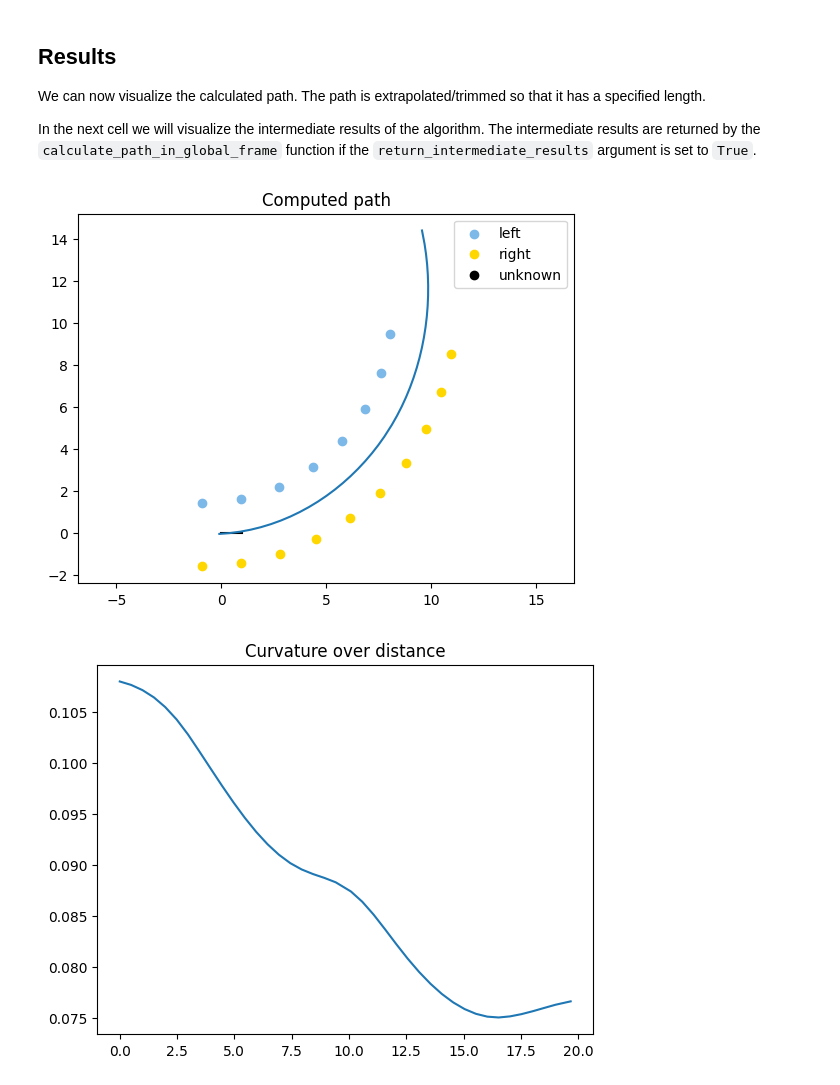
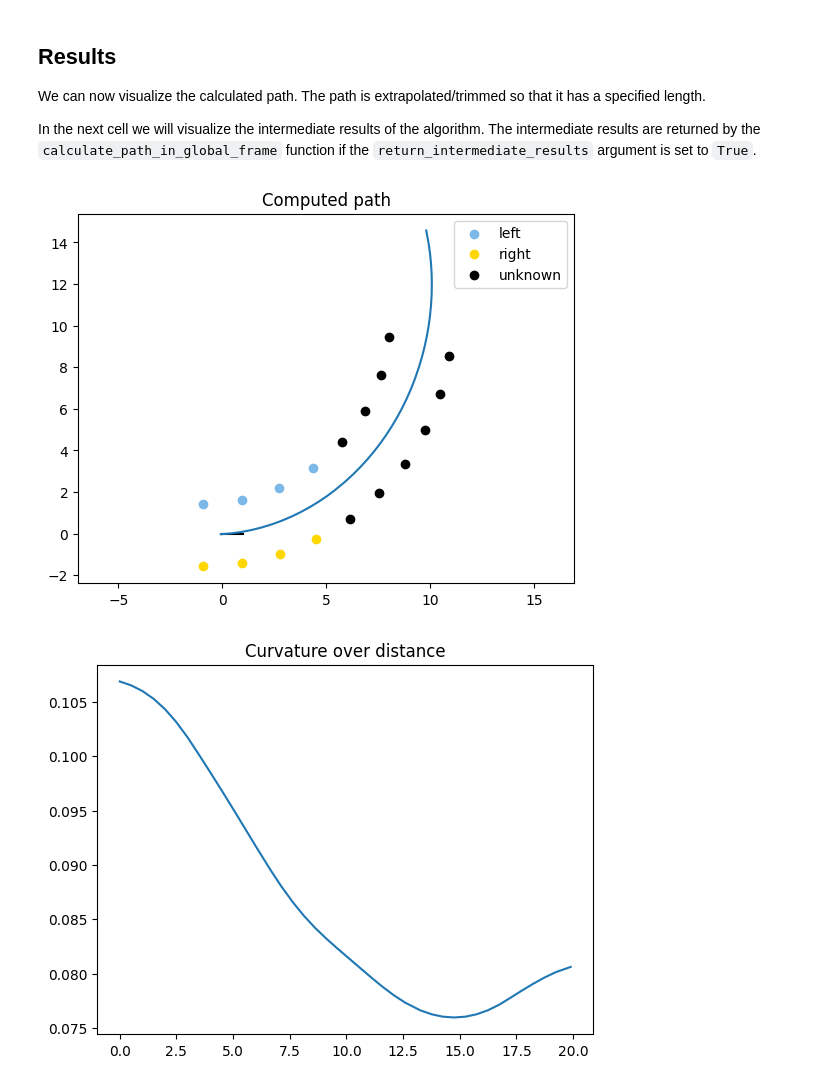
Before and after one commit to papalotis/ft-fsd-path-planning, a Jupyter notebook: fsd_path_planning/demo/simple_application.ipynb, the cells around one changed output. Cells and saved outputs as stored; diff of their text form; code cells hidden in the pictures.

```diff
--- a/fsd_path_planning/demo/simple_application.ipynb
+++ b/fsd_path_planning/demo/simple_application.ipynb
@@ -37,14 +43,16 @@ The algorithm can work without knowing the colors of the cones. However, if the
 mask_is_left = np.ones(len(cones_left_raw), dtype=bool)
 mask_is_right = np.ones(len(cones_right_raw), dtype=bool)
 
-# for demonstration purposes, we will set all the cones to be unknown
-# comment out the next two lines to keep the color information
-# mask_is_left[:] = False
-# mask_is_right[:] = False
+# for demonstration purposes, we will only keep the color of the first 4 cones
+# on each side
+mask_is_left[np.argsort(np.linalg.norm(cones_left_raw, axis=1))[4:]] = False
+mask_is_right[np.argsort(np.linalg.norm(cones_right_raw, axis=1))[4:]] = False
 
 cones_left = cones_left_raw[mask_is_left]
 cones_right = cones_right_raw[mask_is_right]
-cones_unknown = np.row_stack([cones_left_raw[~mask_is_left], cones_right_raw[~mask_is_right]])
+cones_unknown = np.row_stack(
+    [cones_left_raw[~mask_is_left], cones_right_raw[~mask_is_right]]
+)
 # %% [markdown]
 ## Visualization
 
@@ -117,23 +133,27 @@ In the next cell we will visualize the intermediate results of the algorithm. Th
 # %%
 plt.scatter(cones_left[:, 0], cones_left[:, 1], c=blue_color, label="left")
 plt.scatter(cones_right[:, 0], cones_right[:, 1], c=yellow_color, label="right")
 plt.scatter(cones_unknown[:, 0], cones_unknown[:, 1], c="k", label="unknown")
 
 plt.legend()
 
-plt.plot([car_position[0], car_position[0] + car_direction[0]], [car_position[1], car_position[1] + car_direction[1]], c="k")
-plt.title('Computed path')
-plt.plot(*path[:,1:3].T)
+plt.plot(
+    [car_position[0], car_position[0] + car_direction[0]],
+    [car_position[1], car_position[1] + car_direction[1]],
+    c="k",
+)
+plt.title("Computed path")
+plt.plot(*path[:, 1:3].T)
 
 plt.axis("equal")
 
 plt.show()
 
-plt.title('Curvature over distance')
-plt.plot(path[:, 0], path[:, 3]);
+plt.title("Curvature over distance")
+plt.plot(path[:, 0], path[:, 3])
 # %% [output]
-[figure, old version]
+[figure, new version]
-[figure, old version]
+[figure, new version]
 # %%
 all_cones = np.row_stack([cones_left, cones_right, cones_unknown])
 
```
Also changed, not shown: parts of 6 cells of this notebook.
